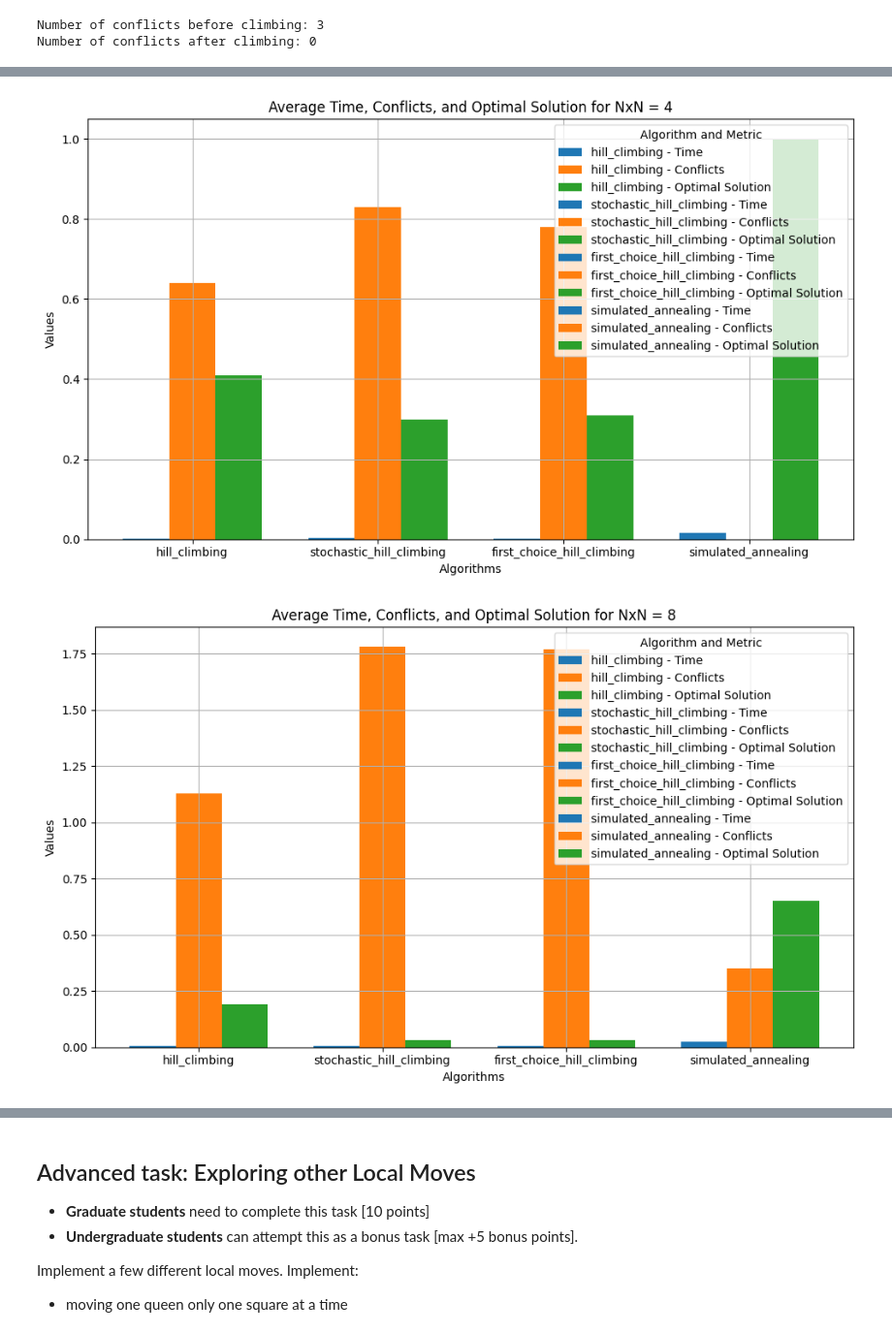
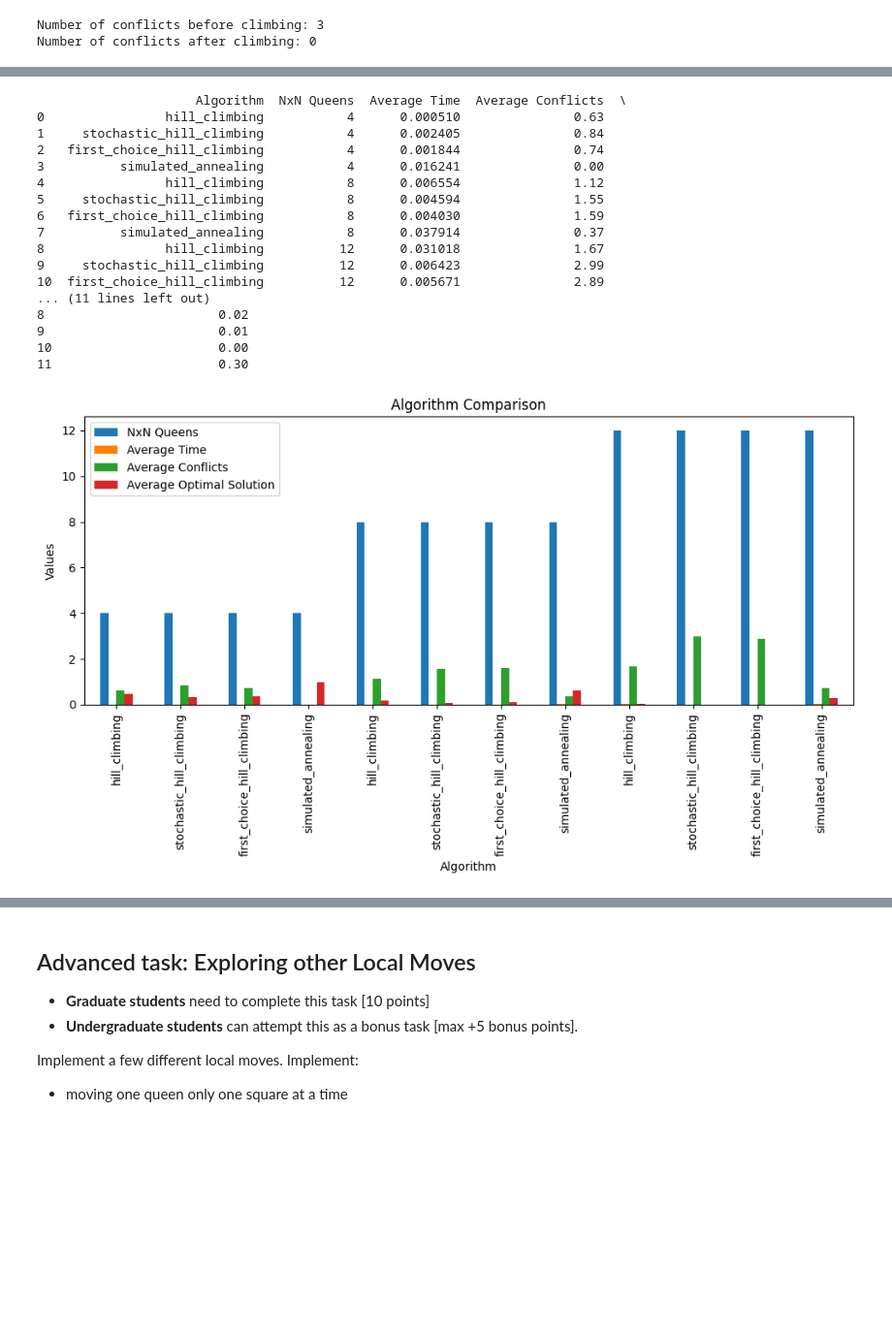
Before and after one commit to JamocaVisions/CodeCursor, a Jupyter notebook: Local_Search/n_queens.ipynb, the cells around one changed output, grey strips where cells are left out. Shown at 97% size. Drawn from its saved outputs; the diff is of its cells as text; code cells hidden in the pictures; blank space fills up the shorter version.

```diff
--- a/Local_Search/n_queens.ipynb
+++ b/Local_Search/n_queens.ipynb
@@ -399,77 +386,59 @@ for board_s in board_sizes:
         if conflicts_jit(board) == 0:
           opt_count += 1
       if alg == "first_choice_hill_climbing":
         board = random_board(board_s)
         start = time.time()
         board = first_choice_hill_climbing(board)
         end = time.time()
         avg_time += (end - start)
         avg_conflict += conflicts_jit(board)
         if conflicts_jit(board) == 0:
           opt_count += 1
       if alg == "simulated_annealing":
         board = random_board(board_s)
         T = 10000
         start = time.time()
         board = simulated_annealing(board,schedule)
         end = time.time()
         avg_time += (end - start)
         avg_conflict += conflicts_jit(board)
         if conflicts_jit(board) == 0:
           opt_count += 1
     results.append([alg,board_s,avg_time/100,avg_conflict/100,opt_count/100])
 
 
 # Create a DataFrame with updated column names
 df = pd.DataFrame(results, columns=['Algorithm', 'NxN Queens', 'Average Time', 'Average Conflicts', 'Average Optimal Solution'])
+print(df)
+df.set_index('Algorithm', inplace=True)
 
-# Set the width of the bars
-bar_width = 0.25
-index = np.arange(len(df['Algorithm'].unique()))  # Get unique values for Algorithm
+# Plot the DataFrame
+df.plot(kind='bar', figsize=(10, 6))  # 'bar' plot; you can also try 'line', 'scatter', etc.
 
-# Create separate subplots for each NxN Queens value
-n_queens_values = df['NxN Queens'].unique()
+# Customize chart
+plt.title('Algorithm Comparison')
+plt.ylabel('Values')
+plt.xlabel('Algorithm')
 
-# Colors for the bars
-time_color = '#1f77b4'  # Blue for Time
-conflict_color = '#ff7f0e'  # Orange for Conflicts
-optimal_color = '#2ca02c'  # Green for Optimal Solution
-
-for n in n_queens_values:
-    plt.figure(figsize=(10, 6))
-
-    # Filter data for current NxN Queens value
-    df_n = df[df['NxN Queens'] == n]
-
-    # Bar positions for the metrics (Average Time, Average Conflicts, Average Optimal Solution)
-    bar_positions = np.arange(len(df_n['Algorithm']))  # Position for each algorithm
-
-    # Loop to plot bars for each algorithm
-    for i, algorithm in enumerate(df_n['Algorithm'].unique()):
-        # Filter data for each algorithm
-        algorithm_data = df_n[df_n['Algorithm'] == algorithm]
-
-        # Bar positions for the metrics
-        time_pos = bar_positions[i] - bar_width  # Shift bar to the left for Time
-        conflict_pos = bar_positions[i]  # Center for Conflicts
-        optimal_pos = bar_positions[i] + bar_width  # Shift bar to the right for Optimal Solution
-
-        # Plot bars for each metric
-        plt.bar(time_pos, algorithm_data['Average Time'], bar_width, label=f'{algorithm} - Time', color=time_color)
-        plt.bar(conflict_pos, algorithm_data['Average Conflicts'], bar_width, label=f'{algorithm} - Conflicts', color=conflict_color)
-        plt.bar(optimal_pos, algorithm_data['Average Optimal Solution'], bar_width, label=f'{algorithm} - Optimal Solution', color=optimal_color)
-
-    # Set labels and title
-    plt.xlabel('Algorithms')
-    plt.ylabel('Values')
-    plt.title(f'Average Time, Conflicts, and Optimal Solution for NxN = {n}')
-    plt.xticks(bar_positions, df_n['Algorithm'])
-    plt.legend(title='Algorithm and Metric')
-    plt.grid(True)
-
-    # Show the plot for each NxN value
-    plt.tight_layout()
-    plt.show()
+# Show the plot
+plt.tight_layout()
+plt.show()
 # %% [output]
+                     Algorithm  NxN Queens  Average Time  Average Conflicts  \
+0                hill_climbing           4      0.000510               0.63
+1     stochastic_hill_climbing           4      0.002405               0.84
+2   first_choice_hill_climbing           4      0.001844               0.74
+3          simulated_annealing           4      0.016241               0.00
+4                hill_climbing           8      0.006554               1.12
+5     stochastic_hill_climbing           8      0.004594               1.55
+6   first_choice_hill_climbing           8      0.004030               1.59
+7          simulated_annealing           8      0.037914               0.37
+8                hill_climbing          12      0.031018               1.67
+9     stochastic_hill_climbing          12      0.006423               2.99
+10  first_choice_hill_climbing          12      0.005671               2.89
+... (11 lines left out)
+8                       0.02
+9                       0.01
+10                      0.00
+11                      0.30
-[figure, old version]
+[figure, new version]
-[figure, removed]
```
Also changed, not shown: parts of 3 cells of this notebook.
